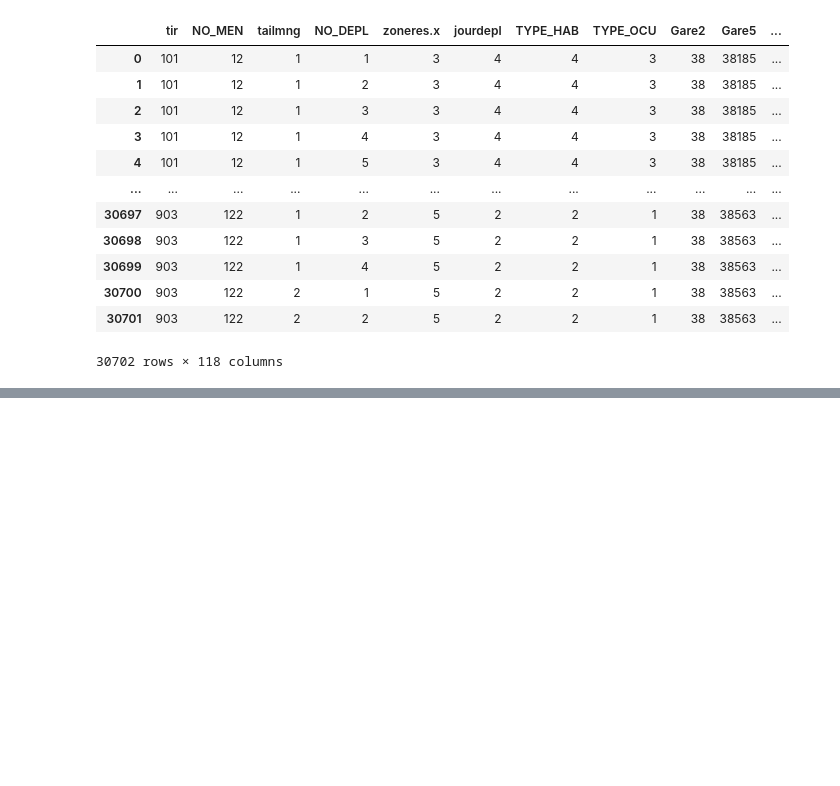
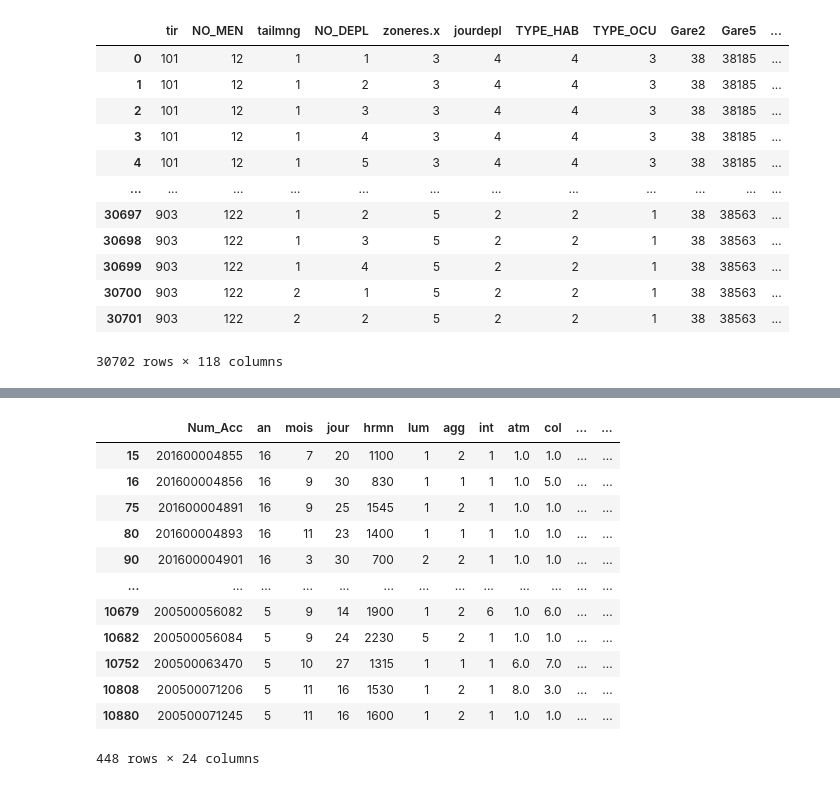
Before and after one commit to Flotauv/Projet_Data_Innovant-, a Jupyter notebook: Projet_FLO.ipynb, the cells around one changed output, grey strips where cells are left out. Drawn from its saved outputs; the diff is of its cells as text; code cells hidden in the pictures; blank space fills up the shorter version.

```diff
--- a/Projet_FLO.ipynb
+++ b/Projet_FLO.ipynb
@@ -24,0 +46,3 @@ df
+# %%
+df_vehicules = pd.read_csv('BaseDeDonnées/Accidents_france_2005_2016/vehicles.csv')
+df_vehicules
@@ -24,0 +119,20 @@ df
+# %%
+df_accidents_grenoble = pd.merge(df_accidents_grenoble,df_vehicules, how='left',on='Num_Acc')
+# %%
+df_accidents_grenoble = df_accidents_grenoble[df_accidents_grenoble['catv']==1]
+
+df_accidents_grenoble
+# %% [output]
+|  | Num_Acc | an | mois | jour | hrmn | lum | agg | int | atm | col | ... | ... |
+| 15 | 201600004855 | 16 | 7 | 20 | 1100 | 1 | 2 | 1 | 1.0 | 1.0 | ... | ... |
+| 16 | 201600004856 | 16 | 9 | 30 | 830 | 1 | 1 | 1 | 1.0 | 5.0 | ... | ... |
+| 75 | 201600004891 | 16 | 9 | 25 | 1545 | 1 | 2 | 1 | 1.0 | 1.0 | ... | ... |
+| 80 | 201600004893 | 16 | 11 | 23 | 1400 | 1 | 1 | 1 | 1.0 | 1.0 | ... | ... |
+| 90 | 201600004901 | 16 | 3 | 30 | 700 | 2 | 2 | 1 | 1.0 | 1.0 | ... | ... |
+| ... | ... | ... | ... | ... | ... | ... | ... | ... | ... | ... | ... | ... |
+| 10679 | 200500056082 | 5 | 9 | 14 | 1900 | 1 | 2 | 6 | 1.0 | 6.0 | ... | ... |
+| 10682 | 200500056084 | 5 | 9 | 24 | 2230 | 5 | 2 | 1 | 1.0 | 1.0 | ... | ... |
+| 10752 | 200500063470 | 5 | 10 | 27 | 1315 | 1 | 1 | 1 | 6.0 | 7.0 | ... | ... |
+| 10808 | 200500071206 | 5 | 11 | 16 | 1530 | 1 | 2 | 1 | 8.0 | 3.0 | ... | ... |
+| 10880 | 200500071245 | 5 | 11 | 16 | 1600 | 1 | 2 | 1 | 1.0 | 1.0 | ... | ... |
+448 rows × 24 columns
```
Also changed, not shown: parts of 14 cells of this notebook, 1 other file.
